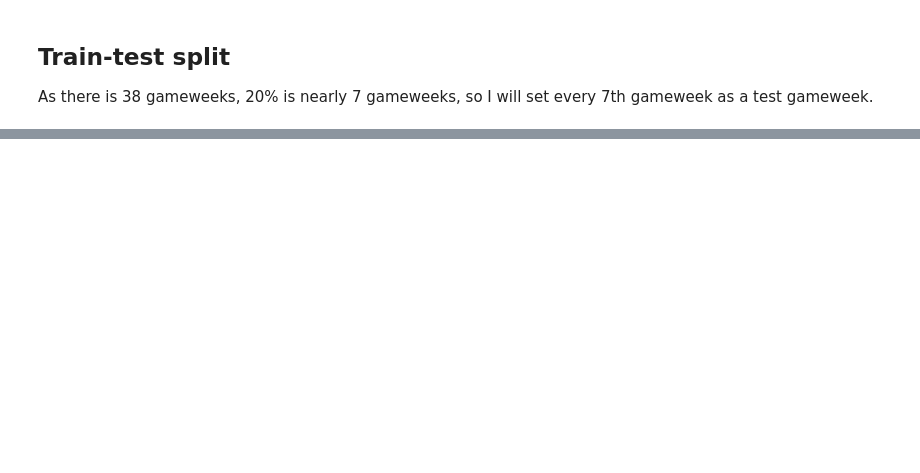
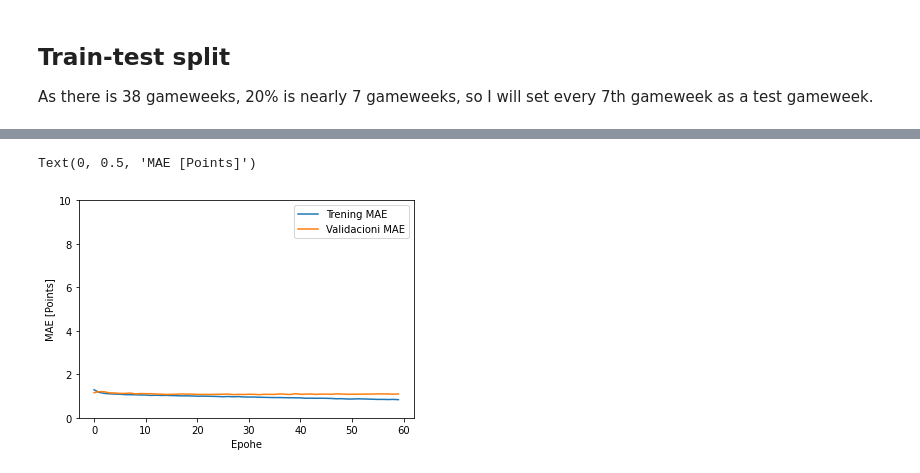
Before and after one commit to dnestorovic/FPL-Predictor, a Jupyter notebook: final.ipynb, the cells around one changed output, grey strips where cells are left out. Drawn from its saved outputs; the diff is of its cells as text; code cells hidden in the pictures; blank space fills up the shorter version.

```diff
--- a/main.ipynb
+++ b/final.ipynb
@@ -381,0 +503,3 @@ test_dataset = dataset[dataset['GW'] % 7 == 0]
+# %%
+train_labels = train_dataset.pop('total_points')
+test_labels = test_dataset.pop('total_points')
@@ -381,0 +537,26 @@ test_dataset = dataset[dataset['GW'] % 7 == 0]
+# %%
+def build_model():
+    model = keras.Sequential([
+    keras.layers.Dense(128, activation='relu', input_shape=[len(normed_train_data.keys())]),
+    keras.layers.Dropout(0.4),
+    keras.layers.Dense(64, activation='relu'),
+    keras.layers.Dropout(0.4),
+    keras.layers.Dense(32, activation='relu'),
+    keras.layers.Dropout(0.3),
+    keras.layers.Dense(32, activation='relu'),
+    keras.layers.Dropout(0.3),
+    keras.layers.Dense(32, activation='relu'),
+    keras.layers.Dropout(0.3),
+    keras.layers.Dense(32, activation='relu'),
+    keras.layers.Dropout(0.2),
+    keras.layers.Dense(16, activation='relu'),
+    keras.layers.Dense(8, activation='relu'),
+    keras.layers.Dense(1)
+    ])
+
+    model.compile(loss=keras.losses.mean_squared_logarithmic_error,
+                optimizer=tf.keras.optimizers.Adam(0.001),
+                metrics=['mae', 'mse'])
+    return model
+# %%
+model = build_model()
@@ -381,0 +583,9 @@ test_dataset = dataset[dataset['GW'] % 7 == 0]
+# %%
+EPOCHS = 60
+
+history = model.fit(
+    normed_train_data,
+    train_labels,
+    epochs=EPOCHS,
+    validation_split = 0.2,
+    verbose=1)
@@ -381,0 +617,10 @@ test_dataset = dataset[dataset['GW'] % 7 == 0]
+# %%
+plt.plot(history.epoch, history.history['mae'])
+plt.plot(history.epoch, history.history['val_mae'])
+plt.ylim([0, 10])
+plt.legend(['Trening MAE', 'Validacioni MAE'])
+plt.xlabel('Epohe')
+plt.ylabel('MAE [Points]')
+# %% [output]
+Text(0, 0.5, 'MAE [Points]')
+[figure, added]
```
Also changed, not shown: parts of 28 cells of this notebook, 1 other file.
